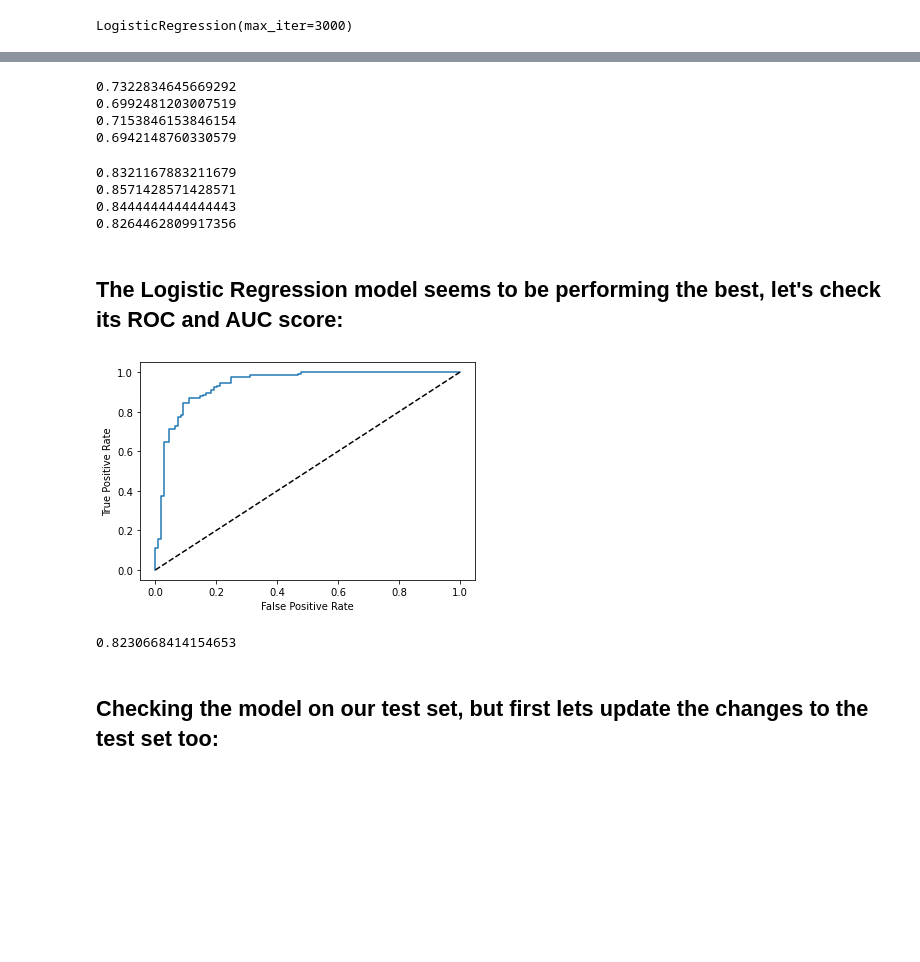
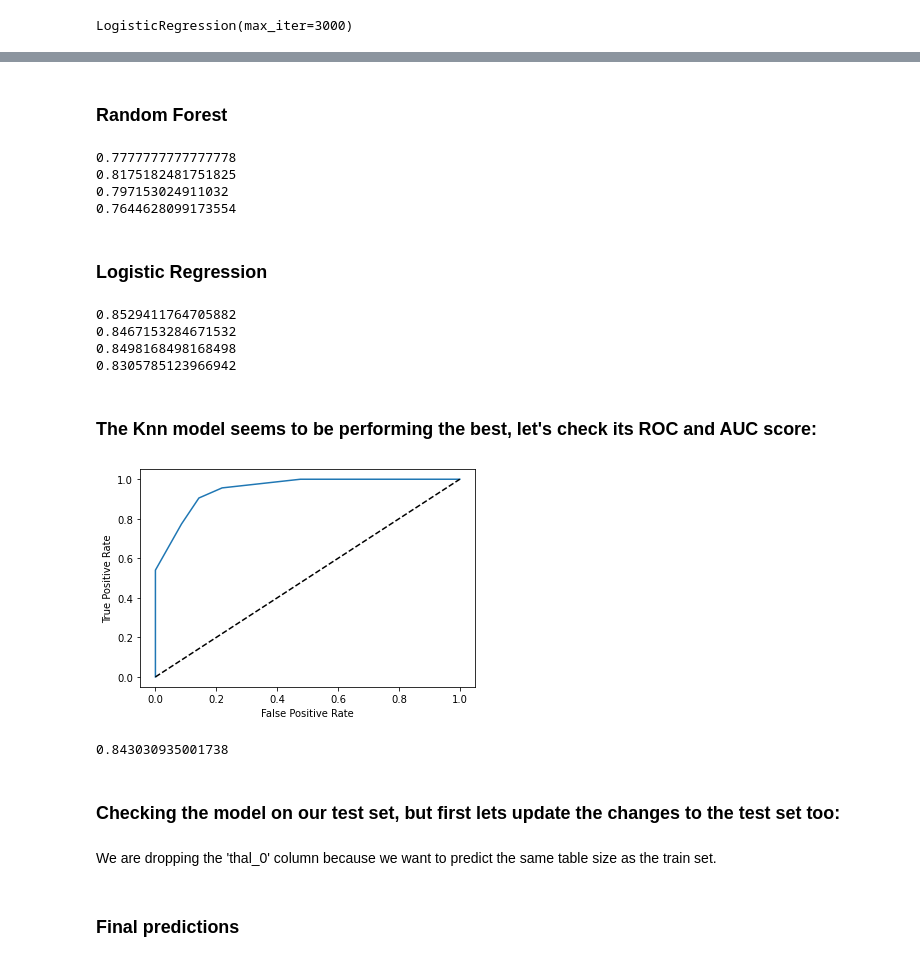
Before and after one commit to yarinl139/ProjectSemesterA, a Jupyter notebook: ClassificationProject.ipynb, the cells around one changed output, grey strips where cells are left out. Drawn from its saved outputs; the diff is of its cells as text; code cells hidden in the pictures; blank space fills up the shorter version.

```diff
--- a/ClassificationProject.ipynb
+++ b/ClassificationProject.ipynb
@@ -103,7 +116,7 @@ plt.show()
 # %% [markdown]
 ## Train Test Split
 # %%
-train_set, test_set = train_test_split(newDF, test_size = 0.2,random_state=42)
+train_set, test_set = train_test_split(dataframe, test_size = 0.2,random_state=42)
 print(train_set['target'].value_counts())
 train_set
 # %% [output]
@@ -144,7 +157,7 @@ def clean_data(data):
     data = data.drop(drop_cols, axis=1)
     return data
 
-final_train_set=clean_data(train_set).drop('ecg_2' , axis=1)
+final_train_set=clean_data(train_set)
 final_train_set
 # %% [output]
 |  | sex | fbs | exang | oldpeak | ca | target | cp_0 | cp_1 | cp_2 | cp_3 | ... | ... |
@@ -275,3 +303,5 @@ print(dTree_acc)
+# %% [markdown]
+### Random Forest
 # %%
 randomForest_prec = precision_score(y_train , randomForest_predict)
 print(dTree_prec)
@@ -285,10 +315,12 @@ print(dTree_f1)
 randomForest_acc = accuracy_score(y_train , randomForest_predict)
 print(dTree_acc)
 # %% [output]
-0.7322834645669292
-0.6992481203007519
-0.7153846153846154
-0.6942148760330579
+0.7777777777777778
+0.8175182481751825
+0.797153024911032
+0.7644628099173554
+# %% [markdown]
+### Logistic Regression
 # %%
 LogReg_prec = precision_score(y_train , LogReg_predict)
 print(LogReg_prec)
@@ -302,25 +334,25 @@ print(LogReg_f1)
 LogReg_acc = accuracy_score(y_train , LogReg_predict)
 print(LogReg_acc)
 # %% [output]
-0.8321167883211679
-0.8571428571428571
-0.8444444444444443
-0.8264462809917356
+0.8529411764705882
+0.8467153284671532
+0.8498168498168498
+0.8305785123966942
 # %% [markdown]
-## The Logistic Regression model seems to be performing the best, let's check its ROC and AUC score:
+### The Knn model seems to be performing the best, let's check its ROC and AUC score:
 # %%
-y_score = LogReg.predict_proba(x_train)[:,1]
+y_score = knn.predict_proba(x_train)[:,1]
 fpr, tpr, thresholds = roc_curve(y_train, y_score)
 plt.plot(fpr,tpr,[0, 1], [0, 1], 'k--')
 plt.ylabel('True Positive Rate')
 plt.xlabel('False Positive Rate')
 plt.show()
 # %% [output]
-[figure, old version]
+[figure, new version]
 # %%
-roc_auc_score(y_train,LogReg_predict)
+roc_auc_score(y_train,knn_predict)
 # %% [output]
-0.8230668414154653
+0.843030935001738
 # %% [markdown]
-## Checking the model on our test set, but first lets update the changes to the test set too:
+### Checking the model on our test set, but first lets update the changes to the test set too:
 # %%
@@ -328,3 +360,7 @@ final_test_set=clean_data(test_set)
+# %% [markdown]
+We are dropping the 'thal_0' column because we want to predict the same table size as the train set.
+# %% [markdown]
+### Final predictions
 # %%
 x_test = final_test_set.drop('target',axis=1)
 y_test = final_test_set["target"].copy()
```
Also changed, not shown: parts of 36 cells of this notebook.
